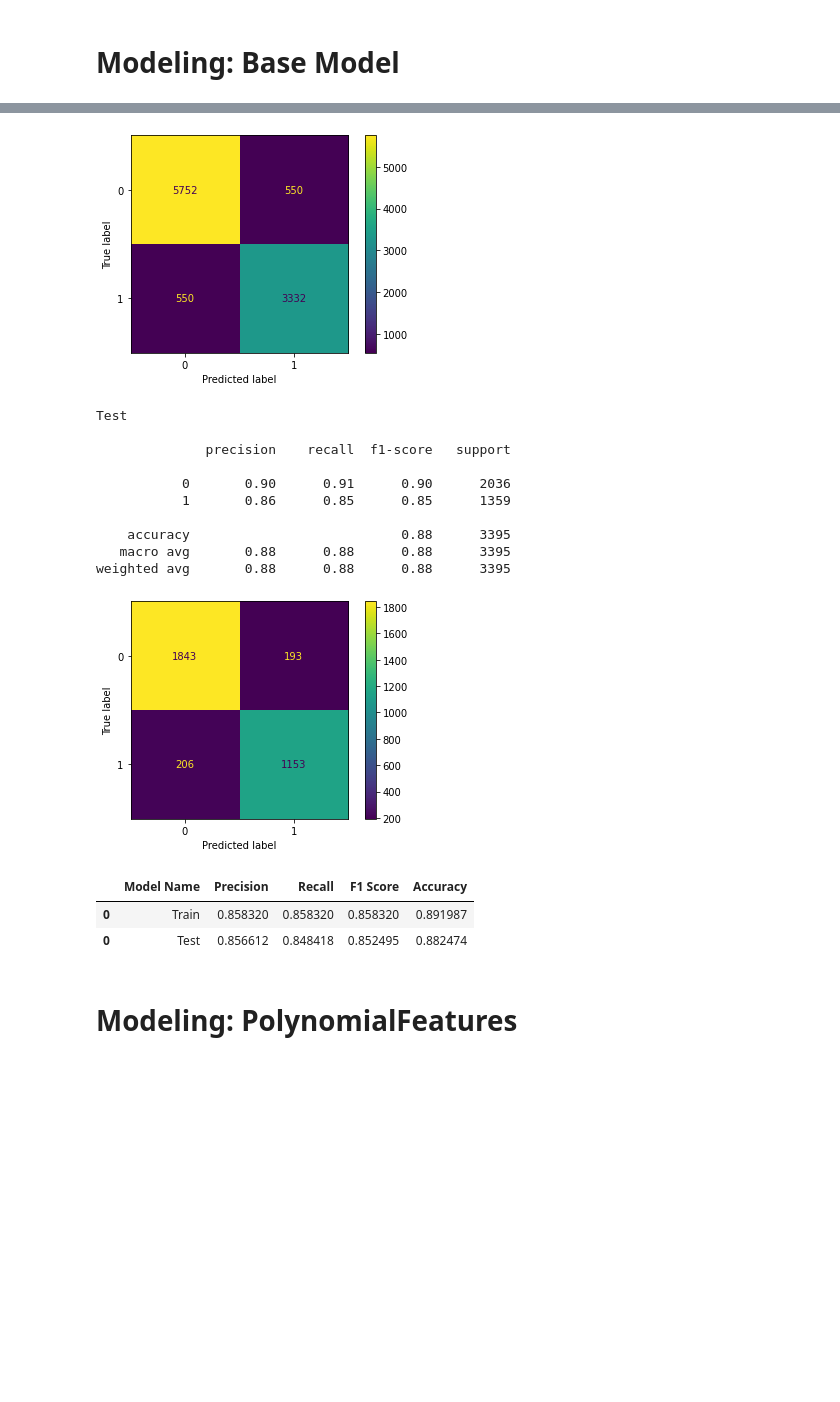
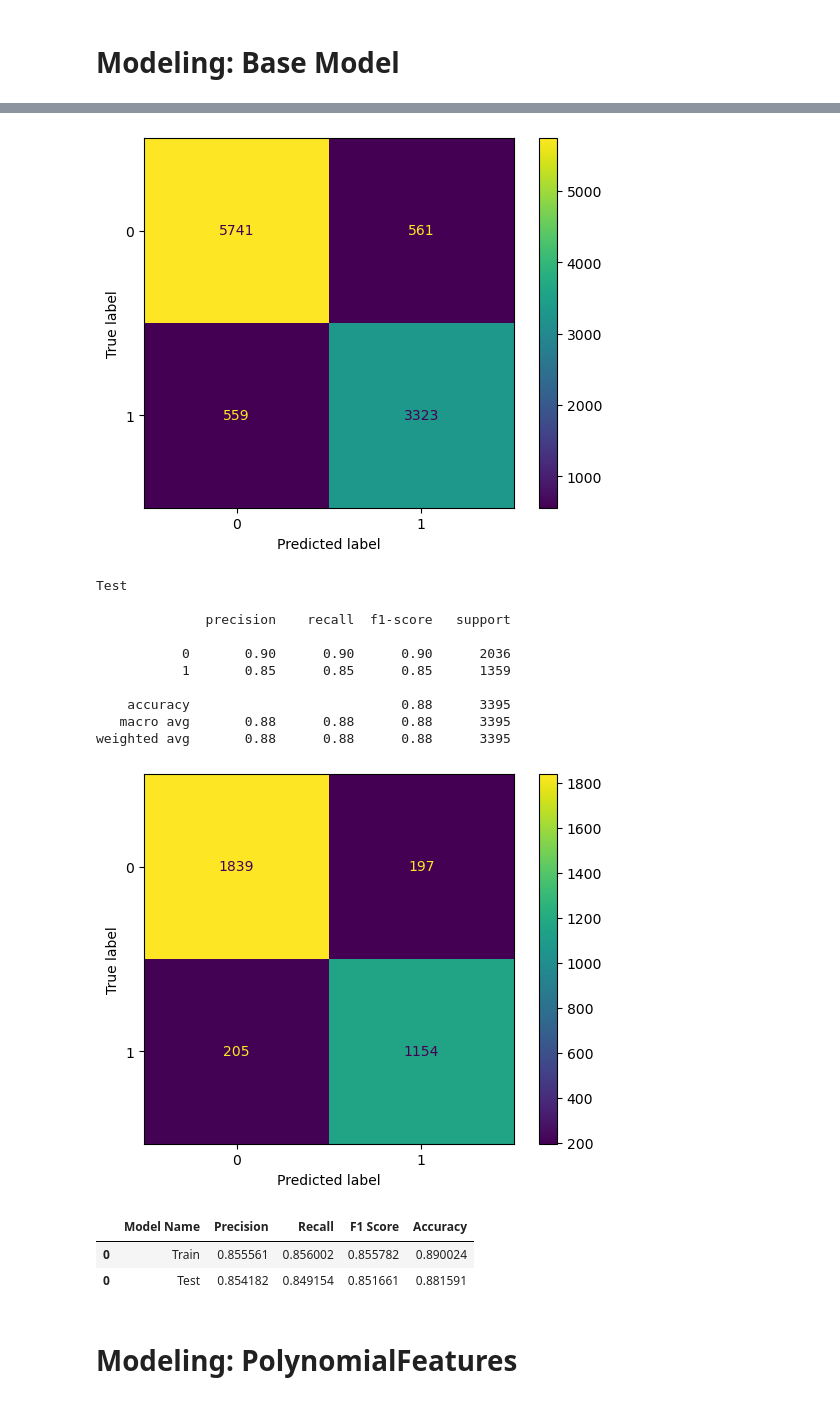
Before and after one commit to coding-dojo-data-science/week-10-lecture-2-feature-engineering, a Jupyter notebook: SOLUTION Challenge Feature Engineering.ipynb, the cells around one changed output, grey strips where cells are left out. Saved outputs shown, nothing was run; the diff lists cells and outputs as text; code cells hidden in the pictures; blank space fills up the shorter version.

```diff
--- a/SOLUTION Challenge Feature Engineering.ipynb
+++ b/SOLUTION Challenge Feature Engineering.ipynb
@@ -284,4 +284,4 @@ df['Landsize'].plot(kind='box')
 # %%
 # log transform 'distance_travelled(kms)'
-df['LogLandsize'] = np.log(df['Landsize'], where=df['Landsize'] > 0)
-df['LogLandsize'].plot(kind='box')
+# df['LogLandsize'] = np.log(df['Landsize'], where=df['Landsize'] > 0)
+# df['LogLandsize'].plot(kind='box')
@@ -324,15 +321,18 @@ y_test = y_test.apply(lambda x: 1 if x > mean_price else 0)
 scaler = StandardScaler()
 ohe = OneHotEncoder(sparse=False, handle_unknown='ignore')
 
-median_imputer = SimpleImputer(strategy='median')
+mean_imputer = SimpleImputer(strategy='mean')
 missing_imputer = SimpleImputer(strategy='constant', fill_value='missing')
 
+num_cols = make_column_selector(dtype_include='number')
 cat_cols = make_column_selector(dtype_include='object')
-num_cols = make_column_selector(dtype_include='number')
 
-num_pipe = make_pipeline(median_imputer, scaler)
+
+num_pipe = make_pipeline(mean_imputer, scaler)
 cat_pipe = make_pipeline(missing_imputer, ohe)
 
-processor = make_column_transformer((num_pipe, num_cols), (cat_pipe, cat_cols))
-print(processor.fit_transform(X_train, y_train).shape)
+processor = make_column_transformer((num_pipe, num_cols),
+                                    (cat_pipe, cat_cols))
+
+print(processor.fit_transform(X_train).shape)
 # %% [output]
@@ -354,8 +354,8 @@ train_scores = eval_classification(y_train, train_pred, name='Train')
 
 test_scores = eval_classification(y_test, test_pred, name='Test')
 
-scores = pd.concat([train_scores, test_scores])
-scores
+log_scores = pd.concat([train_scores, test_scores])
+log_scores
 # %% [output]
 Train
 
@@ -369,19 +369,19 @@ Train
 weighted avg       0.89      0.89      0.89     10184
-[figure, old version]
+[figure, new version]
 Test
 
               precision    recall  f1-score   support
 
-           0       0.90      0.91      0.90      2036
-           1       0.86      0.85      0.85      1359
+           0       0.90      0.90      0.90      2036
+           1       0.85      0.85      0.85      1359
 
     accuracy                           0.88      3395
    macro avg       0.88      0.88      0.88      3395
 weighted avg       0.88      0.88      0.88      3395
-[figure, old version]
+[figure, new version]
 |  | Model Name | Precision | Recall | F1 Score | Accuracy |
-| 0 | Train | 0.858320 | 0.858320 | 0.858320 | 0.891987 |
-| 0 | Test | 0.856612 | 0.848418 | 0.852495 | 0.882474 |
+| 0 | Train | 0.855561 | 0.856002 | 0.855782 | 0.890024 |
+| 0 | Test | 0.854182 | 0.849154 | 0.851661 | 0.881591 |
 # %% [markdown]
 # Modeling: PolynomialFeatures
 # %% [markdown]
```
Also changed, not shown: parts of 9 cells of this notebook, 4 other files.
